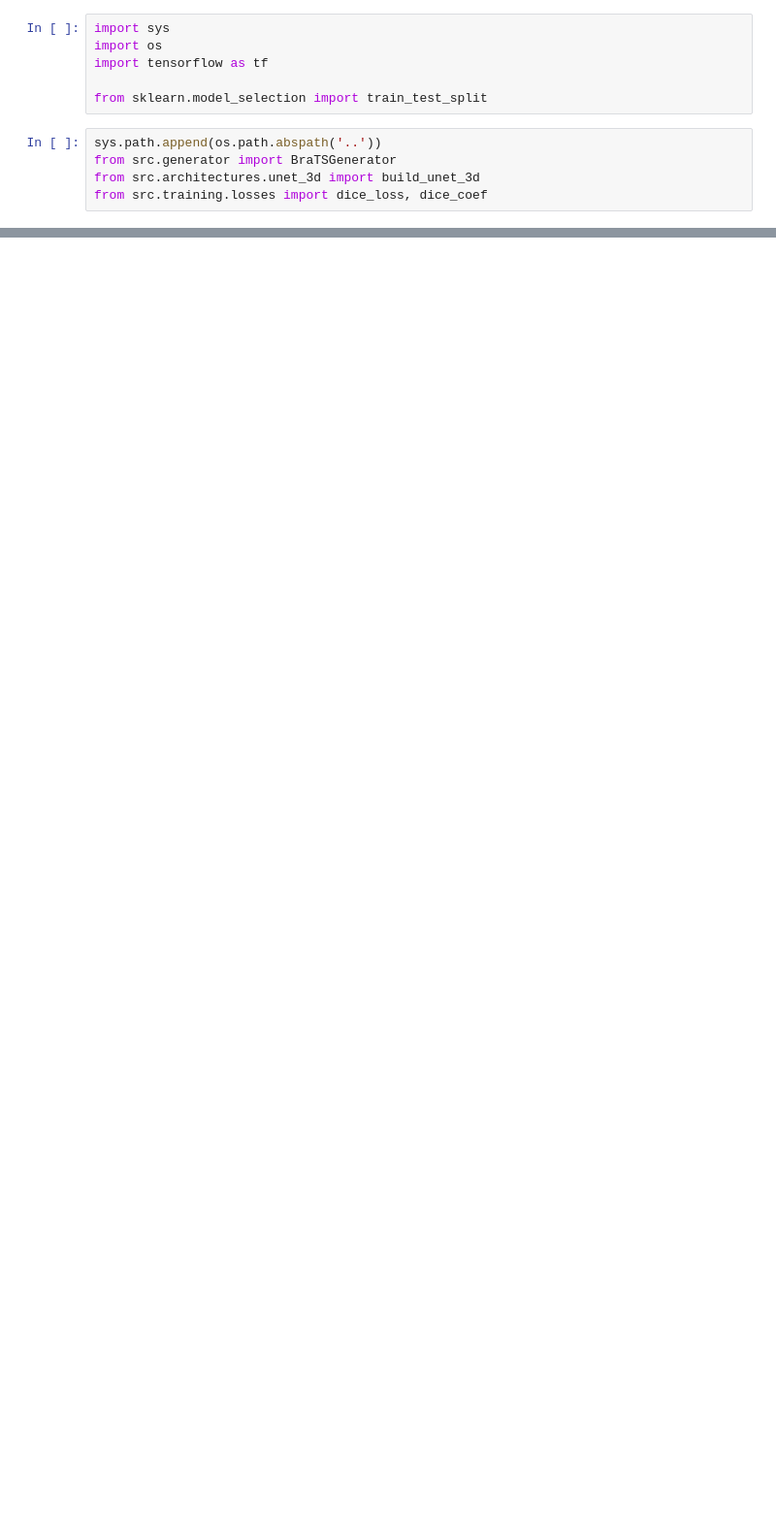
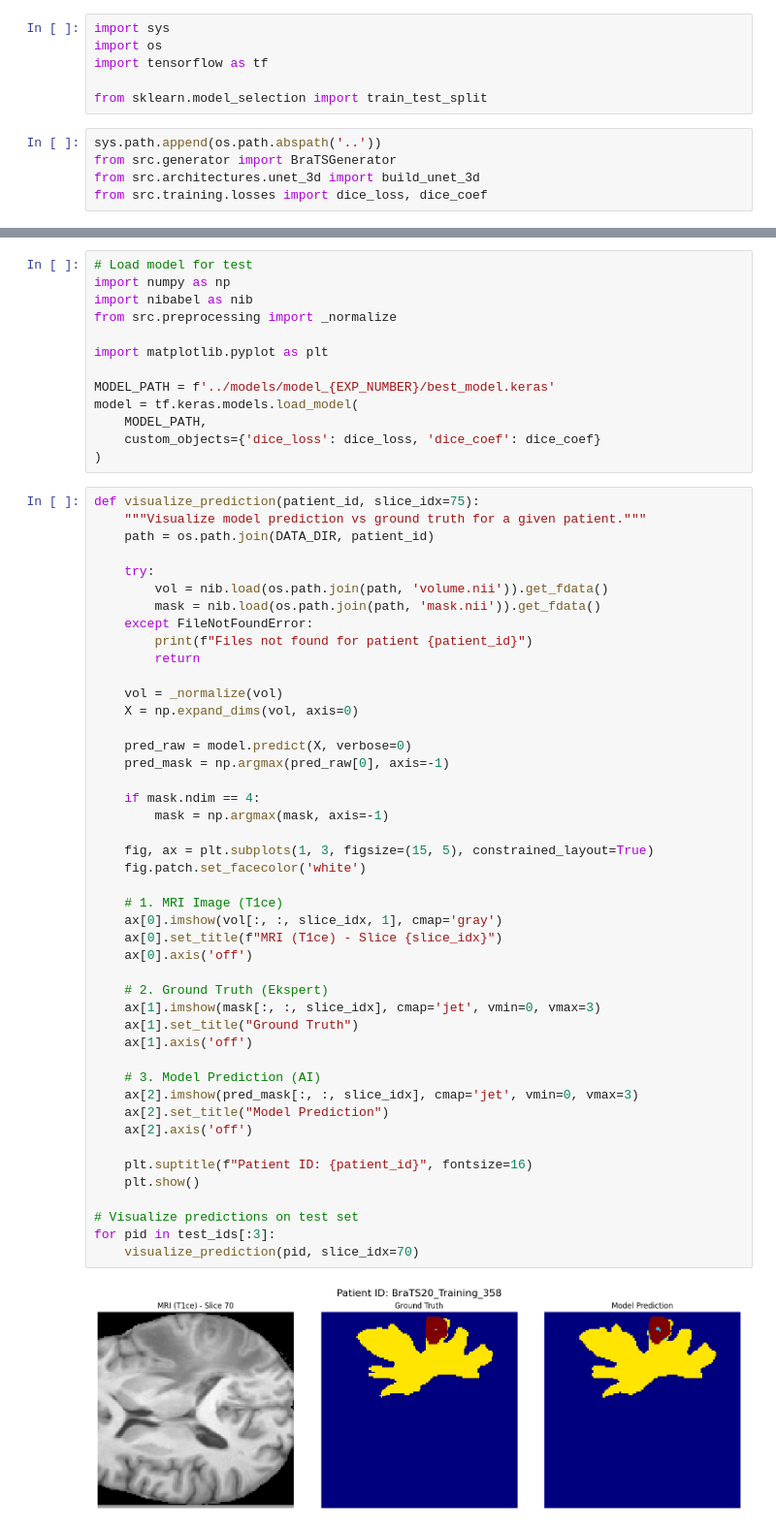
Before and after one commit to KacSzy/BrainTumorSegmentation, a Jupyter notebook: notebooks/03_training.ipynb, the cells around one changed output, grey strips where cells are left out. Shown at 97% size. Cells and saved outputs as stored; diff of their text form; blank space fills up the shorter version.

```diff
--- a/notebooks/03_training.ipynb
+++ b/notebooks/03_training.ipynb
@@ -71,0 +174,60 @@ KeyboardInterrupt:
+# %%
+# Load model for test
+import numpy as np
+import nibabel as nib
+from src.preprocessing import _normalize
+
+import matplotlib.pyplot as plt
+
+MODEL_PATH = f'../models/model_{EXP_NUMBER}/best_model.keras'
+model = tf.keras.models.load_model(
+    MODEL_PATH,
+    custom_objects={'dice_loss': dice_loss, 'dice_coef': dice_coef}
+)
+# %%
+def visualize_prediction(patient_id, slice_idx=75):
+    """Visualize model prediction vs ground truth for a given patient."""
+    path = os.path.join(DATA_DIR, patient_id)
+
+    try:
+        vol = nib.load(os.path.join(path, 'volume.nii')).get_fdata()
+        mask = nib.load(os.path.join(path, 'mask.nii')).get_fdata()
+    except FileNotFoundError:
+        print(f"Files not found for patient {patient_id}")
+        return
+
+    vol = _normalize(vol)
+    X = np.expand_dims(vol, axis=0)
+
+    pred_raw = model.predict(X, verbose=0)
+    pred_mask = np.argmax(pred_raw[0], axis=-1)
+
+    if mask.ndim == 4:
+        mask = np.argmax(mask, axis=-1)
+
+    fig, ax = plt.subplots(1, 3, figsize=(15, 5), constrained_layout=True)
+    fig.patch.set_facecolor('white')
+
+    # 1. MRI Image (T1ce)
+    ax[0].imshow(vol[:, :, slice_idx, 1], cmap='gray')
+    ax[0].set_title(f"MRI (T1ce) - Slice {slice_idx}")
+    ax[0].axis('off')
+
+    # 2. Ground Truth (Ekspert)
+    ax[1].imshow(mask[:, :, slice_idx], cmap='jet', vmin=0, vmax=3)
+    ax[1].set_title("Ground Truth")
+    ax[1].axis('off')
+
+    # 3. Model Prediction (AI)
+    ax[2].imshow(pred_mask[:, :, slice_idx], cmap='jet', vmin=0, vmax=3)
+    ax[2].set_title("Model Prediction")
+    ax[2].axis('off')
+
+    plt.suptitle(f"Patient ID: {patient_id}", fontsize=16)
+    plt.show()
+
+# Visualize predictions on test set
+for pid in test_ids[:3]:
+    visualize_prediction(pid, slice_idx=70)
+# %% [output]
+[figure, added]
```
Also changed, not shown: parts of 11 cells of this notebook, 1 other file.
